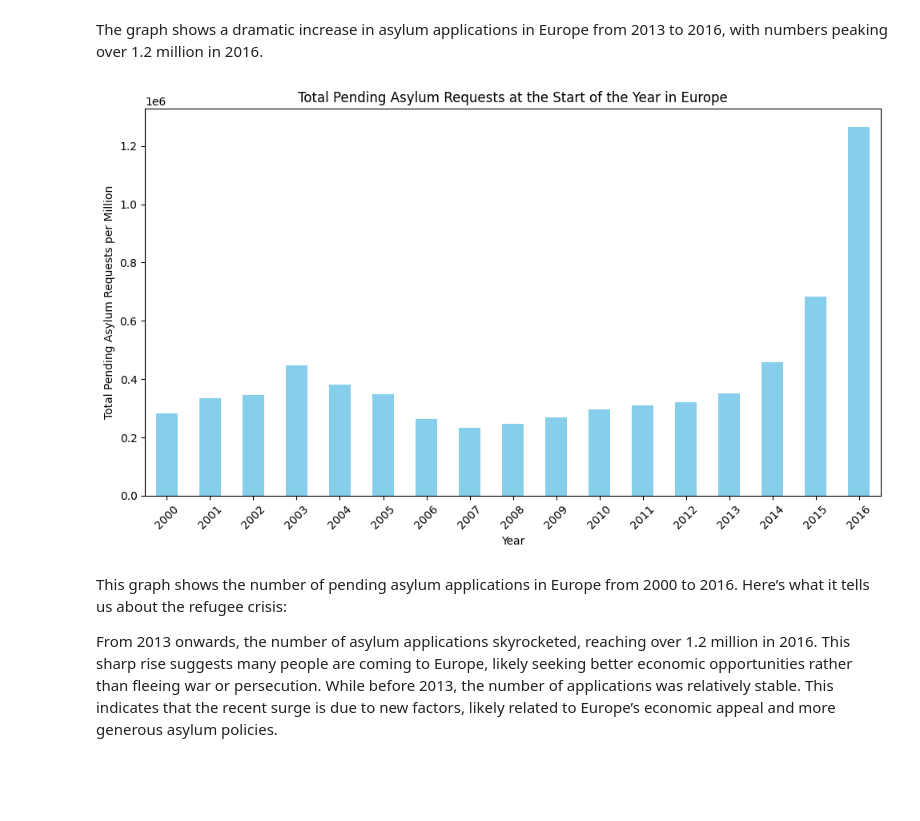
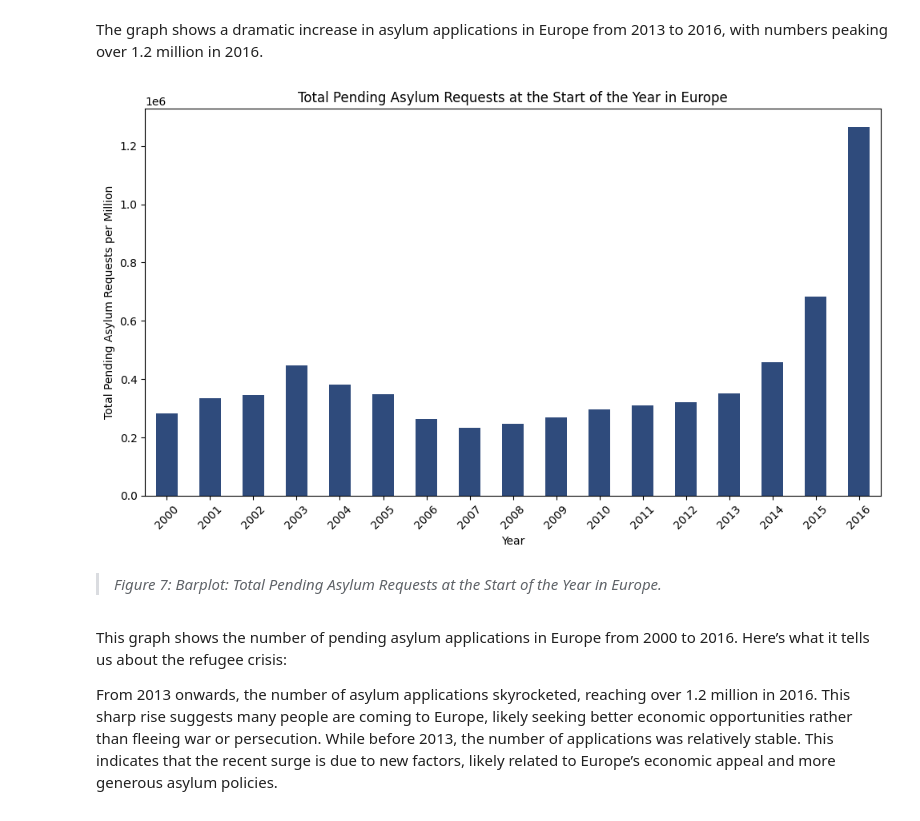
Before and after one commit to Nand-uva/InfoVis, a Jupyter notebook: _sources/docs/notebook.ipynb, the cells around one changed output. Cells and saved outputs as stored; diff of their text form; code cells hidden in the pictures; blank space fills up the shorter version.

```diff
--- a/_sources/docs/notebook.ipynb
+++ b/_sources/docs/notebook.ipynb
@@ -308,20 +312,22 @@ The graph shows a dramatic increase in asylum applications in Europe from 2013 t
 # %%
 file_path = r'DataSets/preprocessed_asylum_seekers.csv'
 data = pd.read_csv(file_path, low_memory=False)
 
 
 total_pending_start_year_europe = data.groupby('Year')['Tota pending start-year'].sum()
 
 plt.figure(figsize=(10, 6))
-total_pending_start_year_europe.plot(kind='bar', color='skyblue')
+total_pending_start_year_europe.plot(kind='bar', color='#003f5c')
 plt.title('Total Pending Asylum Requests at the Start of the Year in Europe')
 plt.xlabel('Year')
 plt.ylabel('Total Pending Asylum Requests per Million')
 plt.xticks(rotation=45)
 plt.tight_layout()
 plt.show()
 # %% [output]
-[figure, old version]
+[figure, new version]
+# %% [markdown]
+> *Figure 7: Barplot: Total Pending Asylum Requests at the Start of the Year in Europe.*
 # %% [markdown]
 
 This graph shows the number of pending asylum applications in Europe from 2000 to 2016. Here’s what it tells us about the refugee crisis:
```
Also changed, not shown: parts of 23 cells of this notebook, 17 other files.
